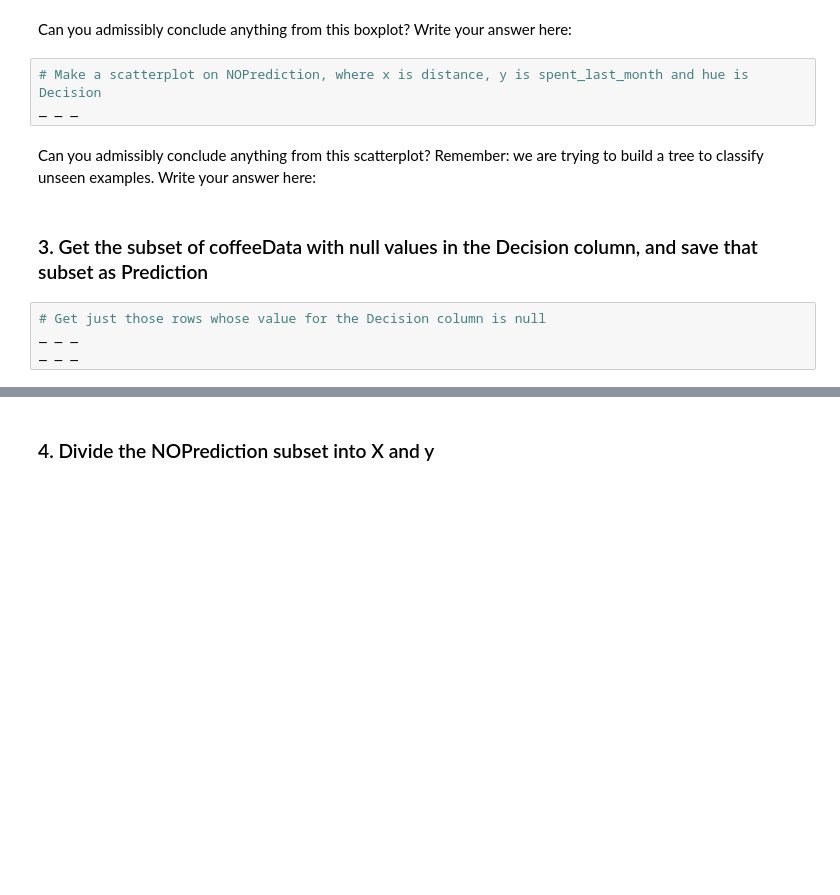
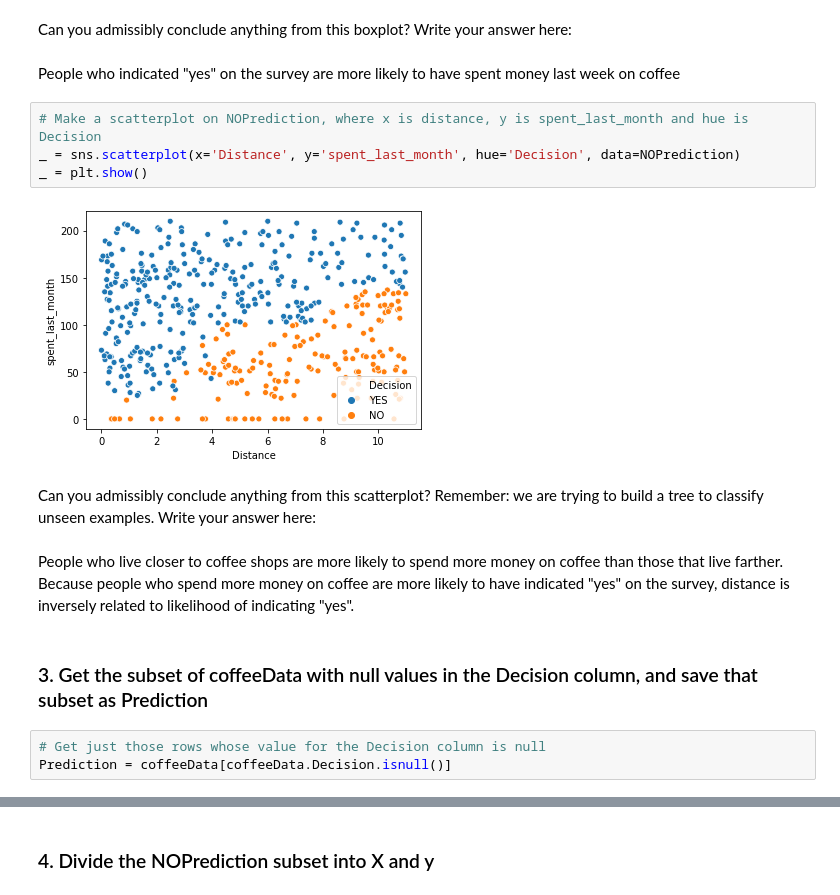
Before and after one commit to Dylan-C-Neal/Springboard-Data-Science-Career-Track, a Jupyter notebook: RR Diner Case Study/Springboard Decision Tree Specialty Coffee Case Study - Tier 3 (1).ipynb, the cells around one changed output, grey strips where cells are left out. Cells and saved outputs as stored; diff of their text form; blank space fills up the shorter version.

```diff
--- a/RR Diner Case Study/Springboard Decision Tree Specialty Coffee Case Study - Tier 3 (1).ipynb
+++ b/RR Diner Case Study/Springboard Decision Tree Specialty Coffee Case Study - Tier 3 (1).ipynb
@@ -183,15 +246,21 @@ _ _ _
 # %% [markdown]
 Can you admissibly conclude anything from this boxplot? Write your answer here:
+# %% [markdown]
+People who indicated "yes" on the survey are more likely to have spent money last week on coffee
 # %%
 # Make a scatterplot on NOPrediction, where x is distance, y is spent_last_month and hue is Decision
-_ _ _
+_ = sns.scatterplot(x='Distance', y='spent_last_month', hue='Decision', data=NOPrediction)
+_ = plt.show()
+# %% [output]
+[figure, added]
 # %% [markdown]
 Can you admissibly conclude anything from this scatterplot? Remember: we are trying to build a tree to classify unseen examples. Write your answer here:
+# %% [markdown]
+People who live closer to coffee shops are more likely to spend more money on coffee than those that live farther. Because people who spend more money on coffee are more likely to have indicated "yes" on the survey, distance is inversely related to likelihood of indicating "yes".
 # %% [markdown]
 ### 3. Get the subset of coffeeData with null values in the Decision column, and save that subset as Prediction
 # %%
 # Get just those rows whose value for the Decision column is null
-_ _ _
-_ _ _
+Prediction = coffeeData[coffeeData.Decision.isnull()]
 # %%
 # Call describe() on Prediction
```
Also changed, not shown: parts of 23 cells of this notebook.
